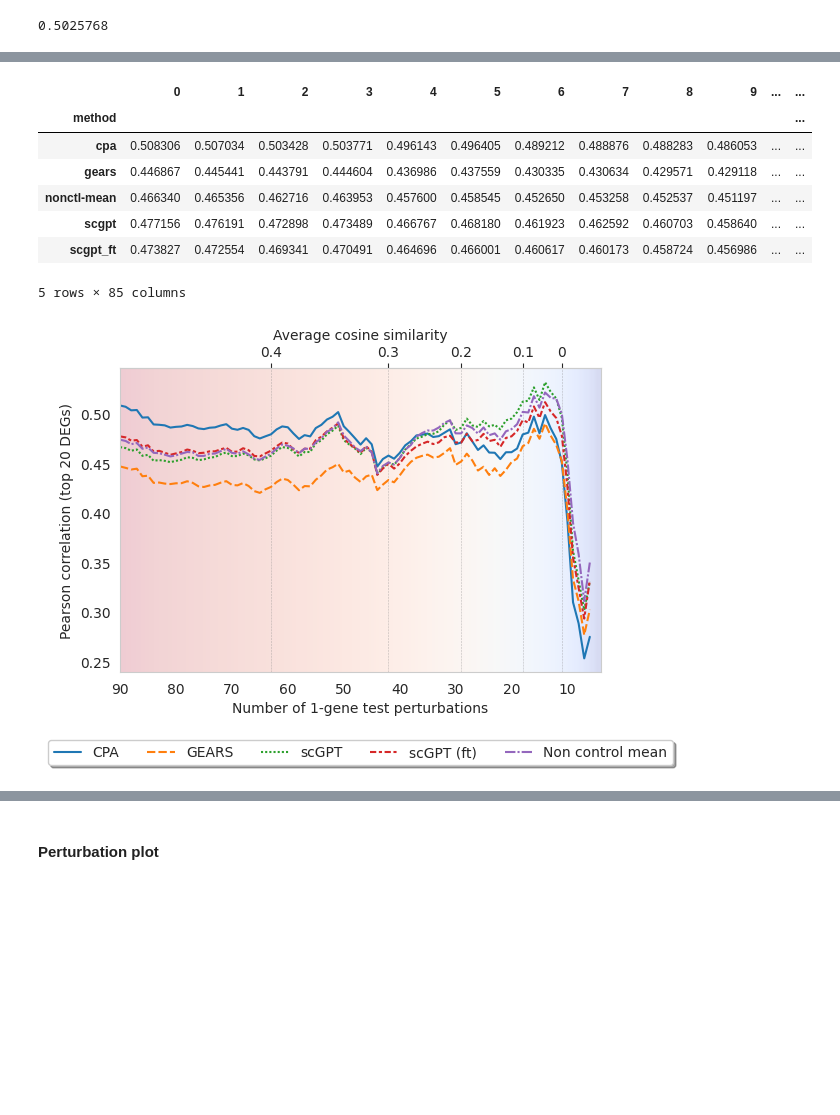
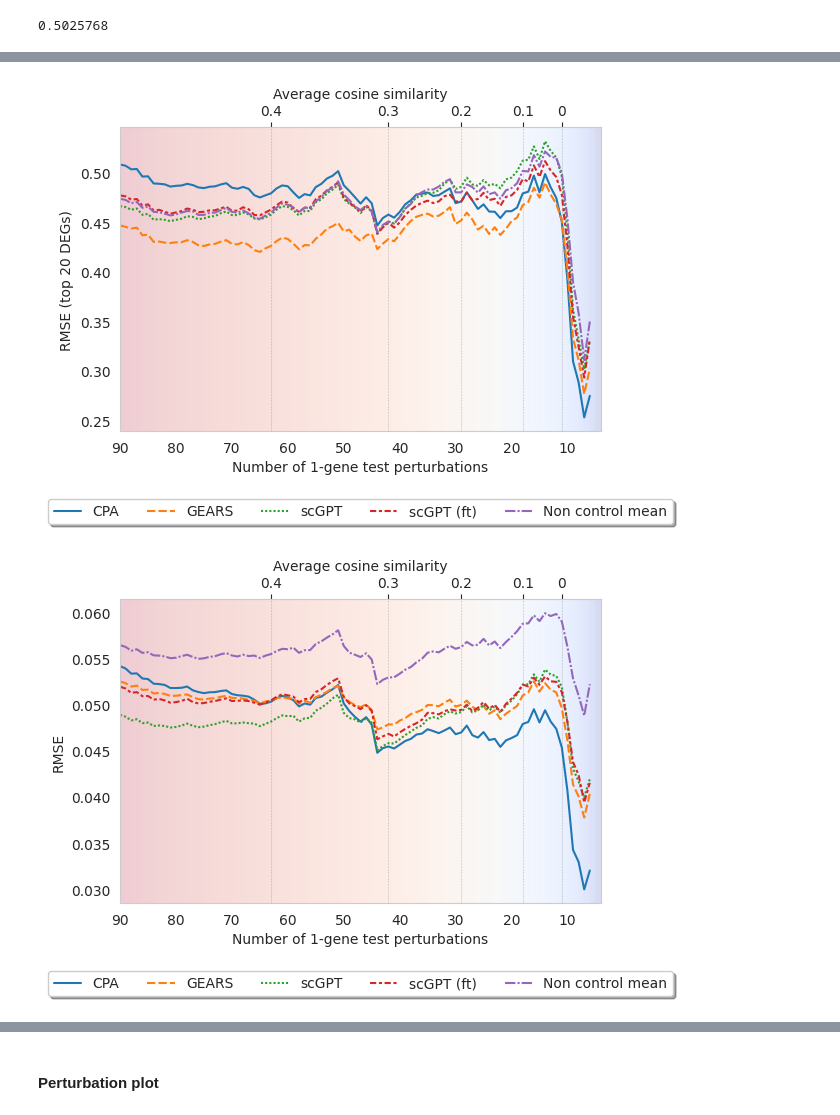
Before and after one commit to mlbio-epfl/systema, a Jupyter notebook: analysis/benchmark_norman.ipynb, the cells around one changed output, grey strips where cells are left out. Cells and saved outputs as stored; diff of their text form; code cells hidden in the pictures; blank space fills up the shorter version.

```diff
--- a/analysis/benchmark_norman.ipynb
+++ b/analysis/benchmark_norman.ipynb
@@ -1675,14 +1608,14 @@ plot_performance(results_df_, df_, metric, ylabel='Pearson correlation (top 20 D
 # %%
 metric = 'rmse_20de'
 results_df_ = results_df[results_df['one gene'] == '1-gene']
-plot_performance(results_df_, df_, metric, ylabel='Pearson correlation (top 20 DEGs)')
+plot_performance(results_df_, df_, metric, ylabel='RMSE (top 20 DEGs)')
+plt.savefig(f'{figdir}/{dataset}_subsampling_1gene_rmse20de.pdf', bbox_inches='tight');
 # %% [output]
-|  | 0 | 1 | 2 | 3 | 4 | 5 | 6 | 7 | 8 | 9 | ... | ... |
-| method |  |  |  |  |  |  |  |  |  |  |  | ... |
-| cpa | 0.508306 | 0.507034 | 0.503428 | 0.503771 | 0.496143 | 0.496405 | 0.489212 | 0.488876 | 0.488283 | 0.486053 | ... | ... |
-| gears | 0.446867 | 0.445441 | 0.443791 | 0.444604 | 0.436986 | 0.437559 | 0.430335 | 0.430634 | 0.429571 | 0.429118 | ... | ... |
-| nonctl-mean | 0.466340 | 0.465356 | 0.462716 | 0.463953 | 0.457600 | 0.458545 | 0.452650 | 0.453258 | 0.452537 | 0.451197 | ... | ... |
-| scgpt | 0.477156 | 0.476191 | 0.472898 | 0.473489 | 0.466767 | 0.468180 | 0.461923 | 0.462592 | 0.460703 | 0.458640 | ... | ... |
-| scgpt_ft | 0.473827 | 0.472554 | 0.469341 | 0.470491 | 0.464696 | 0.466001 | 0.460617 | 0.460173 | 0.458724 | 0.456986 | ... | ... |
-5 rows × 85 columns
-[figure, old version]
+[figure, new version]
+# %%
+metric = 'rmse_all'
+results_df_ = results_df[results_df['one gene'] == '1-gene']
+plot_performance(results_df_, df_, metric, ylabel='RMSE')
+plt.savefig(f'{figdir}/{dataset}_subsampling_1gene_rmseall.pdf', bbox_inches='tight');
+# %% [output]
+[figure, added]
```
Also changed, not shown: parts of 43 cells of this notebook, 4 other files.
